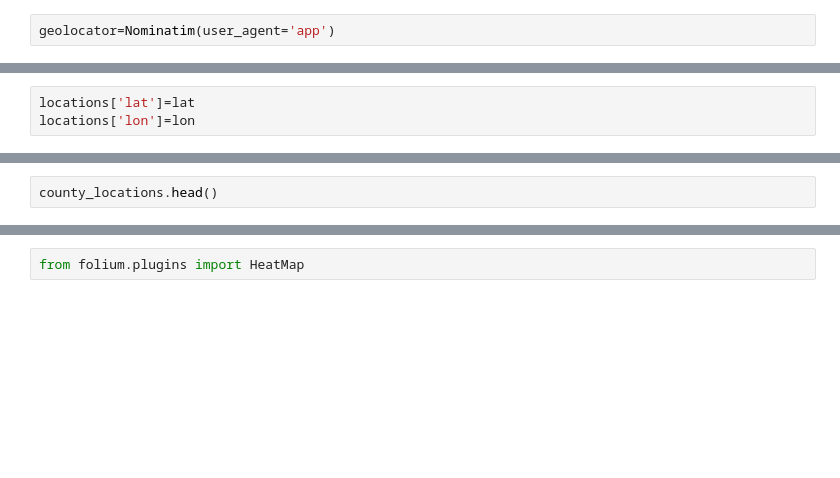
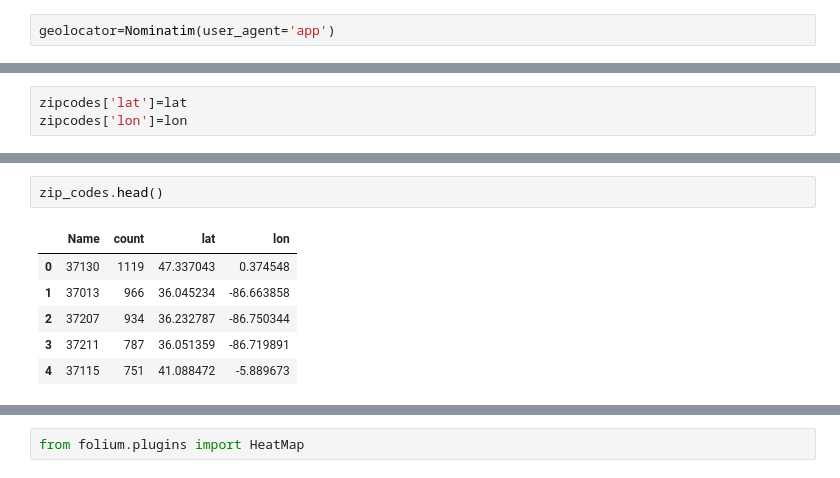
Before and after one commit to abcarlisle22/smile-on-lava-girl, a Jupyter notebook: Notebook/smile.ipynb, the cells around one changed output, grey strips where cells are left out. Cells and saved outputs as stored; diff of their text form; blank space fills up the shorter version.

```diff
--- a/Notebook/smile.ipynb
+++ b/Notebook/smile.ipynb
@@ -75,4 +273,4 @@ print(lat,lon)
 # %%
-locations['lat']=lat
-locations['lon']=lon
+zipcodes['lat']=lat
+zipcodes['lon']=lon
 # %%
@@ -88,4 +307,11 @@ county_locations=counties.merge(locations,on='Name',how='left').dropna()
 # %%
-county_locations.head()
+zip_codes.head()
+# %% [output]
+|  | Name | count | lat | lon |
+| 0 | 37130 | 1119 | 47.337043 | 0.374548 |
+| 1 | 37013 | 966 | 36.045234 | -86.663858 |
+| 2 | 37207 | 934 | 36.232787 | -86.750344 |
+| 3 | 37211 | 787 | 36.051359 | -86.719891 |
+| 4 | 37115 | 751 | 41.088472 | -5.889673 |
 # %%
 !pip install folium
```
Also changed, not shown: parts of 66 cells of this notebook, 4 other files.
